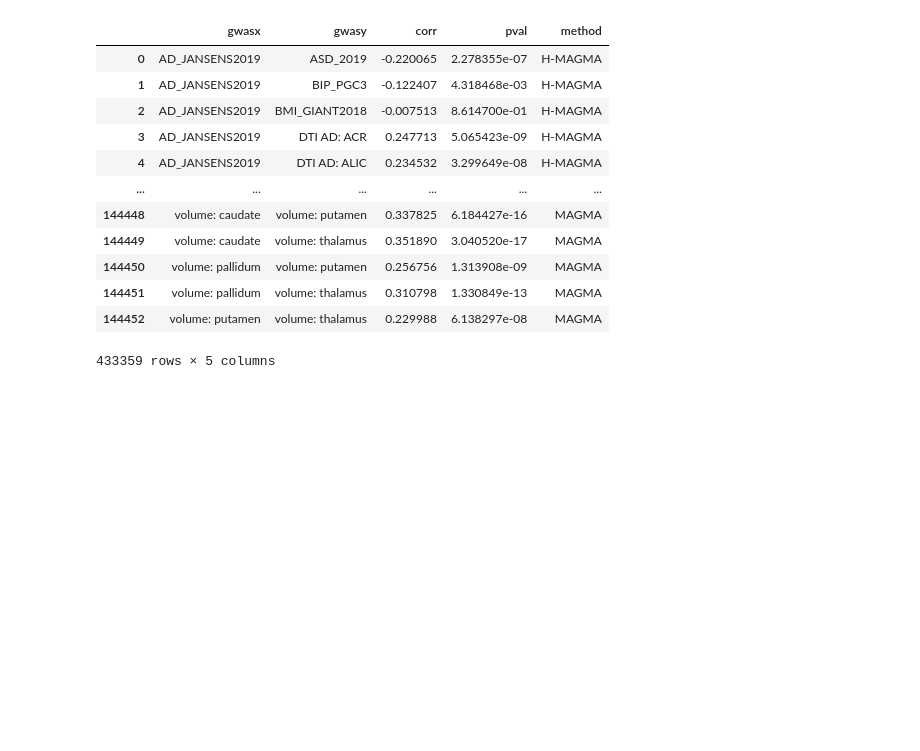
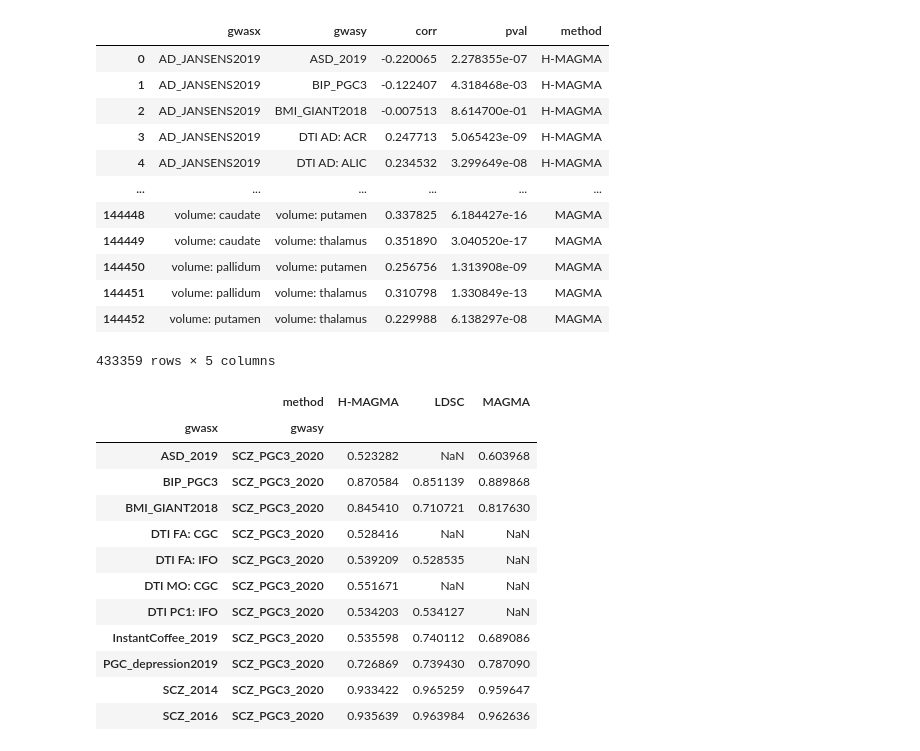
Before and after one commit to erwinerdem/STEAP, a Jupyter notebook: notebooks/scz_example.ipynb, the cells around one changed output. Cells and saved outputs as stored; diff of their text form; code cells hidden in the pictures; blank space fills up the shorter version.

```diff
--- a/notebooks/scz_example.ipynb
+++ b/notebooks/scz_example.ipynb
@@ -26,6 +27,7 @@ bonferroni
 # After running CELLECT with the GWAS and scRNA files the output
 # will be stored in out/CELLECT-{GWAS_name} folder
 cellect_out_dir = "out/CELLECT-SCZ_PGC3_2020"
+gwas_name = 'SCZ_PGC3_2020'
 
 df_scz = convert_output_to_dataframe.make_df(cellect_out_dir)
 df_scz = convert_output_to_dataframe.pvalue_correction(df_scz, method=constants.PVAL_CORRECTION)
@@ -122,3 +148,6 @@ corr_df = calculate_beta_correlation.calculate_celltype_corr(df_all)
+# %%
+# corr_df = calculate_beta_correlation.calculate_celltype_corr(df_all) # calculates correlation
+corr_df = pd.read_hdf('data/CELLECT_output/data.h5', key='corr_df') # or load pre-calculated corr
 # %%
 display(corr_df)
 # %% [output]
@@ -135,3 +164,25 @@ display(corr_df)
 | 144451 | volume: pallidum | volume: thalamus | 0.310798 | 1.330849e-13 | MAGMA |
 | 144452 | volume: putamen | volume: thalamus | 0.229988 | 6.138297e-08 | MAGMA |
 433359 rows × 5 columns
+# %%
+corr_df[
+    # get only correlations including scz
+    ((corr_df['gwasx']==gwas_name)|(corr_df['gwasy']==gwas_name))
+    &
+    # get only significant correlations
+    (corr_df['pval']<calculate_beta_correlation.get_pthres(corr_df))
+].pivot(index='method',columns=['gwasx','gwasy'])['corr'].T # where NaN implies not significant correlation
+# %% [output]
+|  | method | H-MAGMA | LDSC | MAGMA |
+| gwasx | gwasy |  |  |  |
+| ASD_2019 | SCZ_PGC3_2020 | 0.523282 | NaN | 0.603968 |
+| BIP_PGC3 | SCZ_PGC3_2020 | 0.870584 | 0.851139 | 0.889868 |
+| BMI_GIANT2018 | SCZ_PGC3_2020 | 0.845410 | 0.710721 | 0.817630 |
+| DTI FA: CGC | SCZ_PGC3_2020 | 0.528416 | NaN | NaN |
+| DTI FA: IFO | SCZ_PGC3_2020 | 0.539209 | 0.528535 | NaN |
+| DTI MO: CGC | SCZ_PGC3_2020 | 0.551671 | NaN | NaN |
+| DTI PC1: IFO | SCZ_PGC3_2020 | 0.534203 | 0.534127 | NaN |
+| InstantCoffee_2019 | SCZ_PGC3_2020 | 0.535598 | 0.740112 | 0.689086 |
+| PGC_depression2019 | SCZ_PGC3_2020 | 0.726869 | 0.739430 | 0.787090 |
+| SCZ_2014 | SCZ_PGC3_2020 | 0.933422 | 0.965259 | 0.959647 |
+| SCZ_2016 | SCZ_PGC3_2020 | 0.935639 | 0.963984 | 0.962636 |
```
Also changed, not shown: parts of 8 cells of this notebook, 5 other files.
